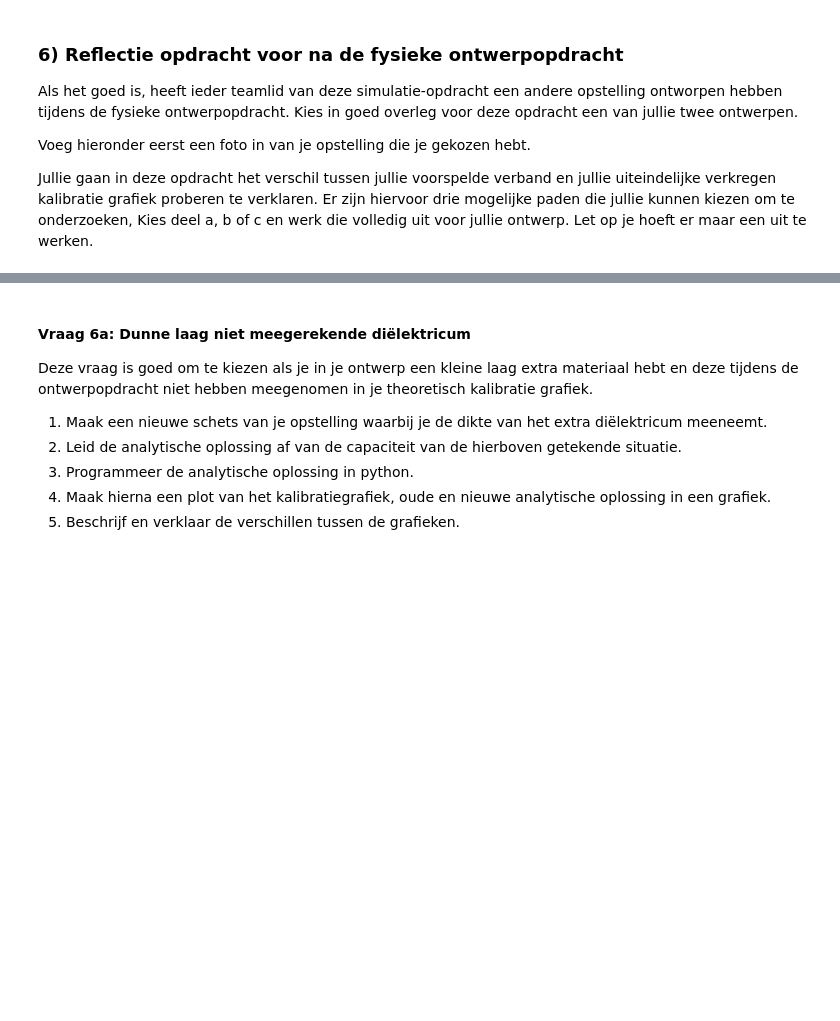
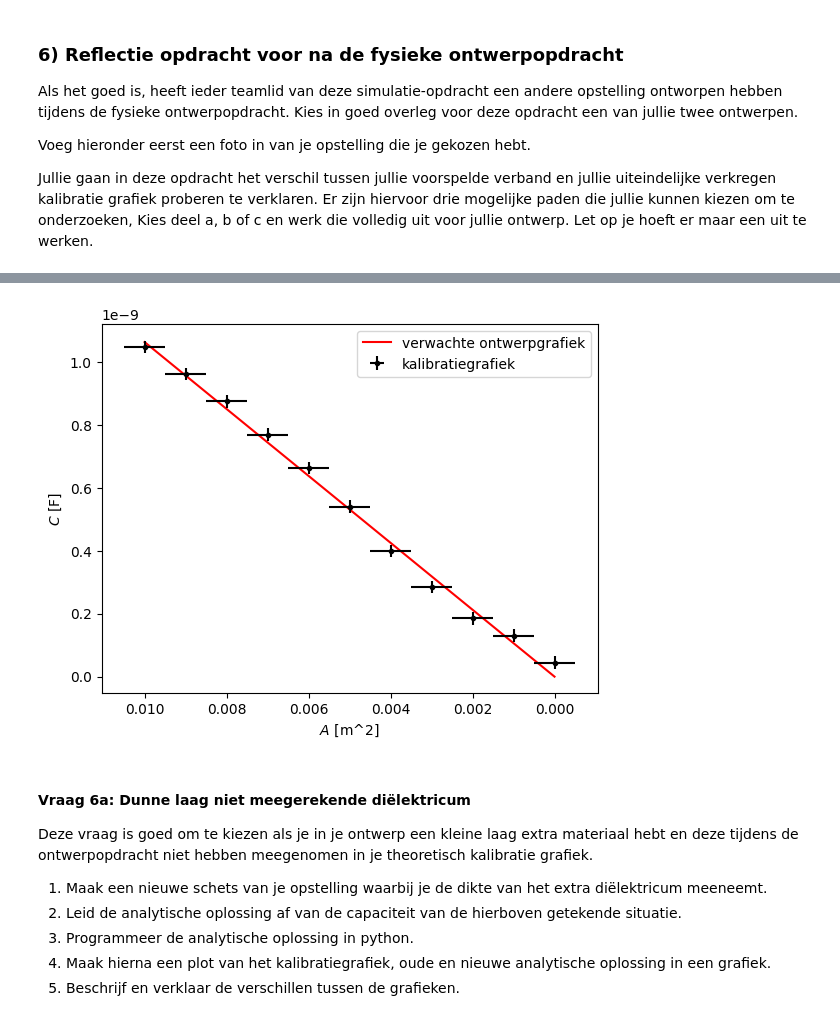
Before and after one commit to Caaldering/opdrachten-DEF-D_CA, a Jupyter notebook: DigitaleOntwerpopdrachten/1CondensatorOpdracht/CondensatorOntwerpopdracht.ipynb, the cells around one changed output, grey strips where cells are left out. Saved outputs shown, nothing was run; the diff lists cells and outputs as text; code cells hidden in the pictures; blank space fills up the shorter version.

```diff
--- a/DigitaleOntwerpopdrachten/1CondensatorOpdracht/CondensatorOntwerpopdracht.ipynb
+++ b/DigitaleOntwerpopdrachten/1CondensatorOpdracht/CondensatorOntwerpopdracht.ipynb
@@ -843,3 +853,36 @@ Verander de tekst hieronder zodat deze naar jouw foto verwijst. Zorg dat de foto
+# %%
+import numpy as np
+import matplotlib.pyplot as plt
+
+# Schrijf hier een python functie die de capaciteit van een plaatcondensator uitrekent. Zorg dat de functie
+# als input de ontwerpparameters van de vlakke plaat formule accepteert (oppervlakte, afstand en diëlektrische
+# constante) en als output de capaciteit van de vlakke plaat condensator met die ontwerpparameters.
+# Je gaat deze formule de rest van de dag gebruiken: controleer hem goed!
+epsilon0 = 8.854e-12
+
+def vlakkeplaat(epsilonr,A,d):
+    C = (epsilon0 * epsilonr * A) / d     # Afstand tussen de twee platen << oppervlakte A platen.
+    return C
+
+A_kal = np.array([0.1,0.09,0.08,0.07,0.06,0.05,0.04,0.03,0.02,0.01,0])*0.1
+C_kal = np.array([1047,960.5,874,768,662,540,399,285,185,130,44])*1e-12
+
+A_var = np.linspace(0.01,0,1000) # (m^2) afnemend oppervlakte van 0.01 naar 0.
+
+A = 0.01   # (m^2) oppervlakte platen
+d = 0.001   # (m) afstand tussen de platen
+epsilonr_karton = 2   # (F/m) permittiviteit van karton (stof tussen de platen)
+
+plt.figure()
+plt.plot(A_var, 6*vlakkeplaat(epsilonr_karton,A_var,d), "r-", label = "verwachte ontwerpgrafiek")
+plt.errorbar(A_kal, C_kal, xerr=0.0005, yerr=2e-11, fmt = "k.", label = "kalibratiegrafiek")
+plt.xlabel("$A$ [m^2]")
+plt.ylabel("$C$ [F]")
+plt.legend()
+plt.gca().invert_xaxis()
+plt.show()
+# %% [output]
+[figure, added]
 # %% [markdown]
 #### Vraag 6a: Dunne laag niet meegerekende diëlektricum
 Deze vraag is goed om te kiezen als je in je ontwerp een kleine laag extra materiaal hebt en deze tijdens de ontwerpopdracht niet hebben meegenomen in je theoretisch kalibratie grafiek.
```
Also changed, not shown: parts of 12 cells of this notebook, 2 other files.
